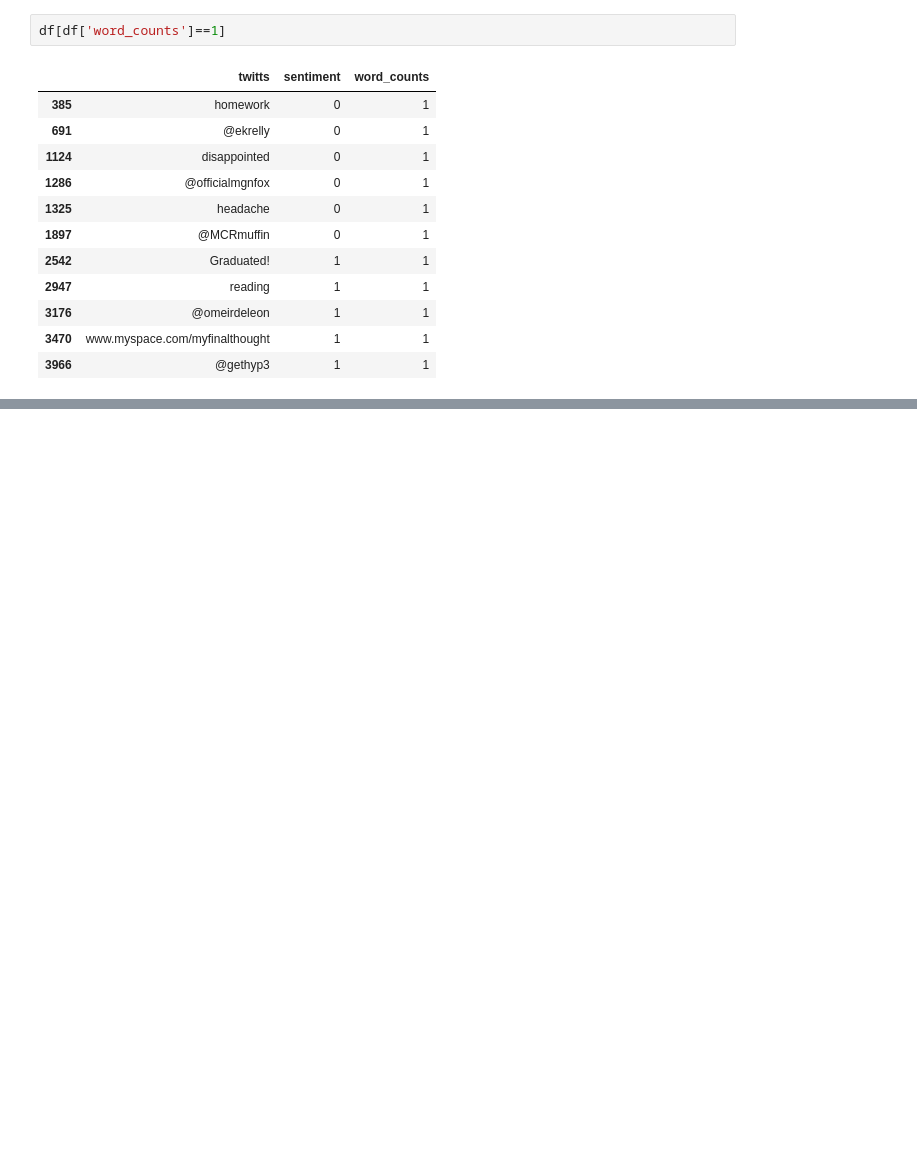
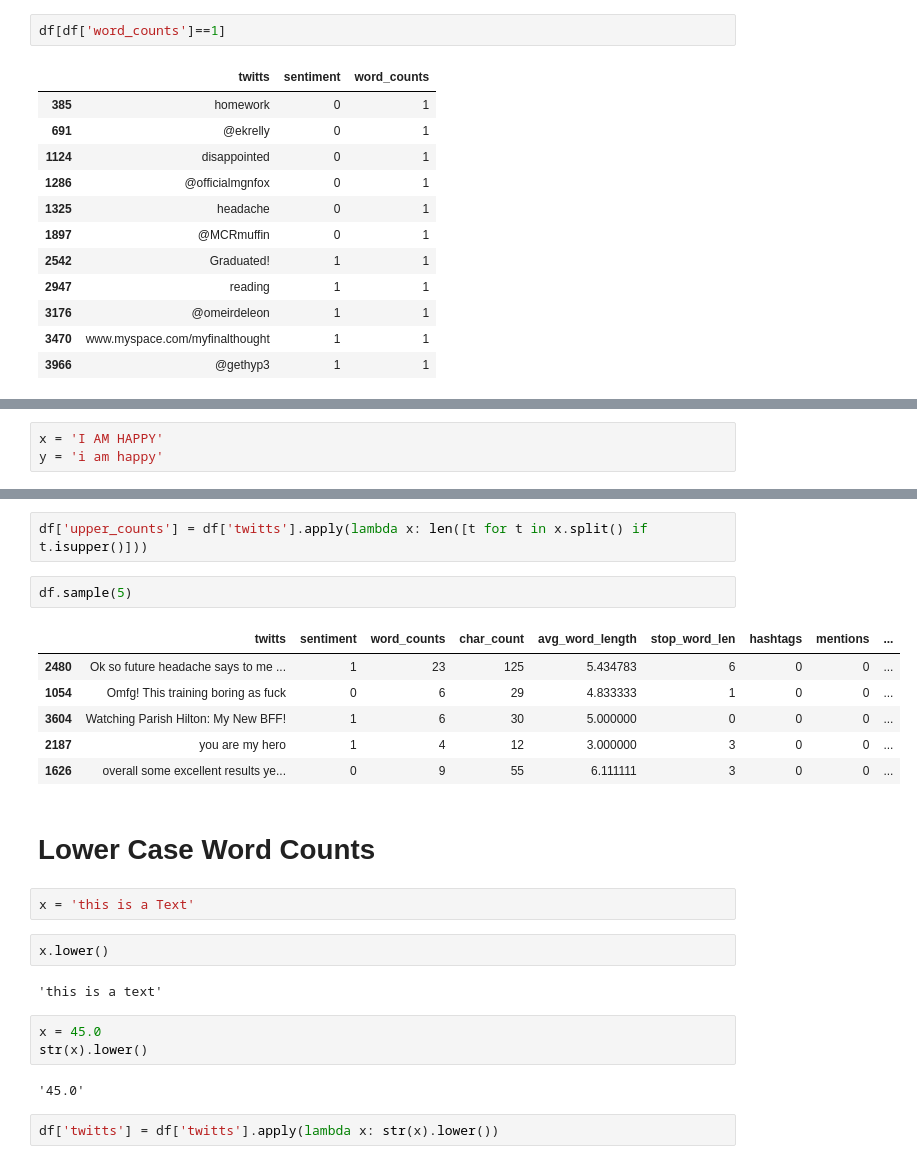
Before and after one commit to chitreshkr/Natural-Language-Processing-Python, a Jupyter notebook: Complete_Text_Processing.ipynb, the cells around one changed output, grey strips where cells are left out. Cells and saved outputs as stored; diff of their text form; blank space fills up the shorter version.

```diff
--- a/Complete_Text_Processing.ipynb
+++ b/Complete_Text_Processing.ipynb
@@ -70,0 +187,3 @@ df[df['word_counts']==1]
+# %%
+x = 'I AM HAPPY'
+y = 'i am happy'
@@ -70,0 +194,26 @@ df[df['word_counts']==1]
+# %%
+df['upper_counts'] = df['twitts'].apply(lambda x: len([t for t in x.split() if t.isupper()]))
+# %%
+df.sample(5)
+# %% [output]
+|  | twitts | sentiment | word_counts | char_count | avg_word_length | stop_word_len | hashtags | mentions | ... |
+| 2480 | Ok so future headache says to me ... | 1 | 23 | 125 | 5.434783 | 6 | 0 | 0 | ... |
+| 1054 | Omfg! This training boring as fuck | 0 | 6 | 29 | 4.833333 | 1 | 0 | 0 | ... |
+| 3604 | Watching Parish Hilton: My New BFF! | 1 | 6 | 30 | 5.000000 | 0 | 0 | 0 | ... |
+| 2187 | you are my hero | 1 | 4 | 12 | 3.000000 | 3 | 0 | 0 | ... |
+| 1626 | overall some excellent results ye... | 0 | 9 | 55 | 6.111111 | 3 | 0 | 0 | ... |
+# %% [markdown]
+# Lower Case Word Counts
+# %%
+x = 'this is a Text'
+# %%
+x.lower()
+# %% [output]
+'this is a text'
+# %%
+x = 45.0
+str(x).lower()
+# %% [output]
+'45.0'
+# %%
+df['twitts'] = df['twitts'].apply(lambda x: str(x).lower())
```
Also changed, not shown: parts of 148 cells of this notebook.
